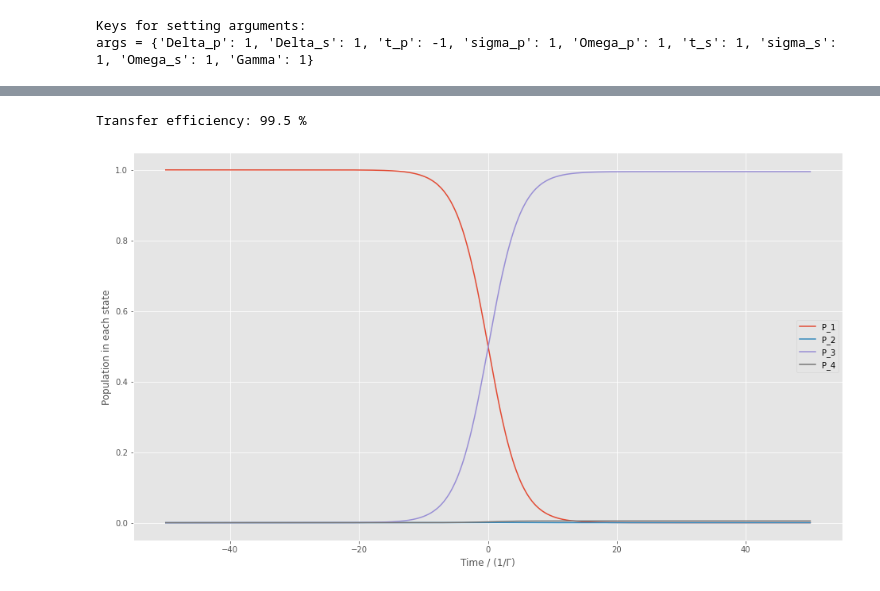
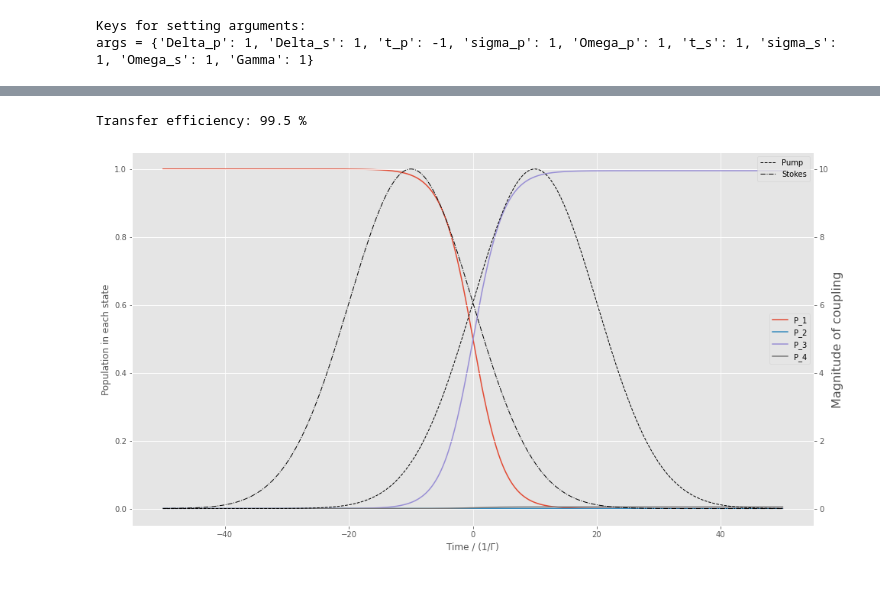
Before and after one commit to otimgren/toy-systems, a Jupyter notebook: examples/STIRAP in a 3-level system.ipynb, the cells around one changed output, grey strips where cells are left out. Saved outputs shown, nothing was run; the diff lists cells and outputs as text; code cells hidden in the pictures.

Commit message:
Added plotting of time depences for couplings

```diff
--- a/examples/STIRAP in a 3-level system.ipynb
+++ b/examples/STIRAP in a 3-level system.ipynb
@@ -149,14 +146,21 @@ result = qutip.mesolve(Hqobj, psi0, times, c_ops = c_qobj, e_ops = [P_1_op, P_2_
 # %%
 fig, ax = plt.subplots(figsize = (16,9))
 ax.plot(times, result.expect[0], label = "P_1")
 ax.plot(times, result.expect[1], label = "P_2")
 ax.plot(times, result.expect[2], label = "P_3")
 ax.plot(times, result.expect[3], label = "P_4")
 ax.legend()
 ax.set_xlabel("Time / (1/Γ)")
 ax.set_ylabel("Population in each state")
 
+axc = ax.twinx()
+coupling_p.plot_time_dep(times, args, ax=axc, ls = '--', c = 'k', lw = 1, label = 'Pump')
+coupling_s.plot_time_dep(times, args, ax=axc, ls = '-.', c = 'k', lw = 1, label = 'Stokes')
+axc.legend()
+
+
+
 print(f"Transfer efficiency: {result.expect[2][-1]*100:.1f} %")
 # %% [output]
 Transfer efficiency: 99.5 %
-[figure, old version]
+[figure, new version]
```
Also changed, not shown: parts of 2 cells of this notebook, 2 other files.
